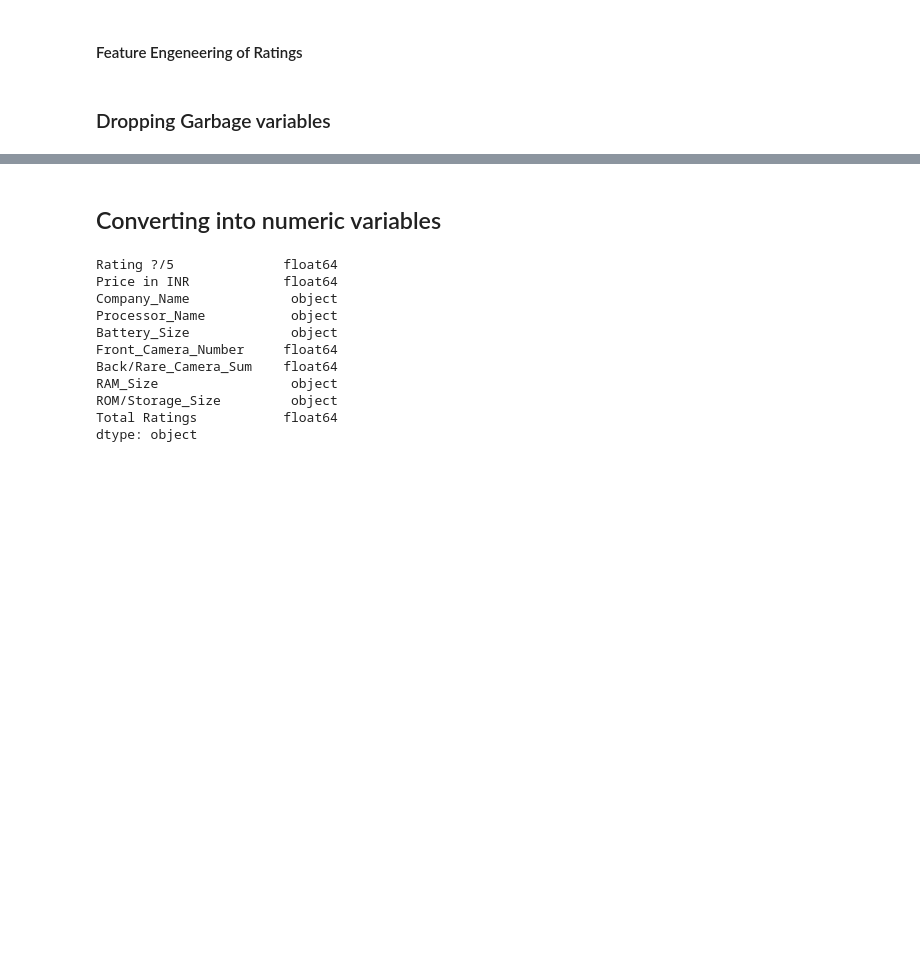
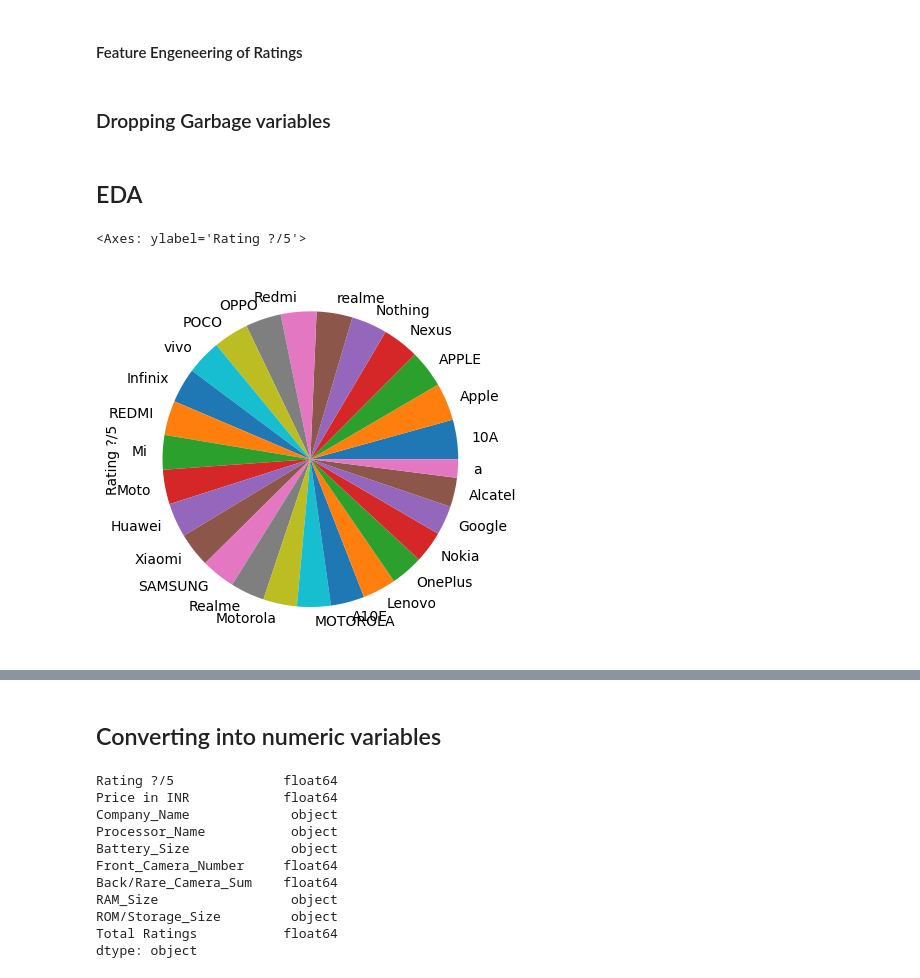
Before and after one commit to Trilokesh-Praxis-2023/Mobile-Price-Prediction, a Jupyter notebook: mobile-price-prediction.ipynb, the cells around one changed output, grey strips where cells are left out. Drawn from its saved outputs; the diff is of its cells as text; code cells hidden in the pictures; blank space fills up the shorter version.

```diff
--- a/mobile-price-prediction.ipynb
+++ b/mobile-price-prediction.ipynb
@@ -185,3 +185,10 @@ df['Total Ratings'] = df['Number of Ratings'] * df['Rating ?/5']
 ### Dropping Garbage variables
 # %%
 df.drop(['Back/Rare Camera','Number of Ratings','ROM/Storage','RAM', 'Front Camera', 'Battery', 'Processor', 'Phone Name'], axis=1, inplace=True)
+# %% [markdown]
+## EDA
+# %%
+df.groupby('Company_Name')['Rating ?/5'].mean().sort_values(ascending=False).plot(kind='pie')
+# %% [output]
+<Axes: ylabel='Rating ?/5'>
+[figure, added]
```
Also changed, not shown: parts of 3 cells of this notebook.
